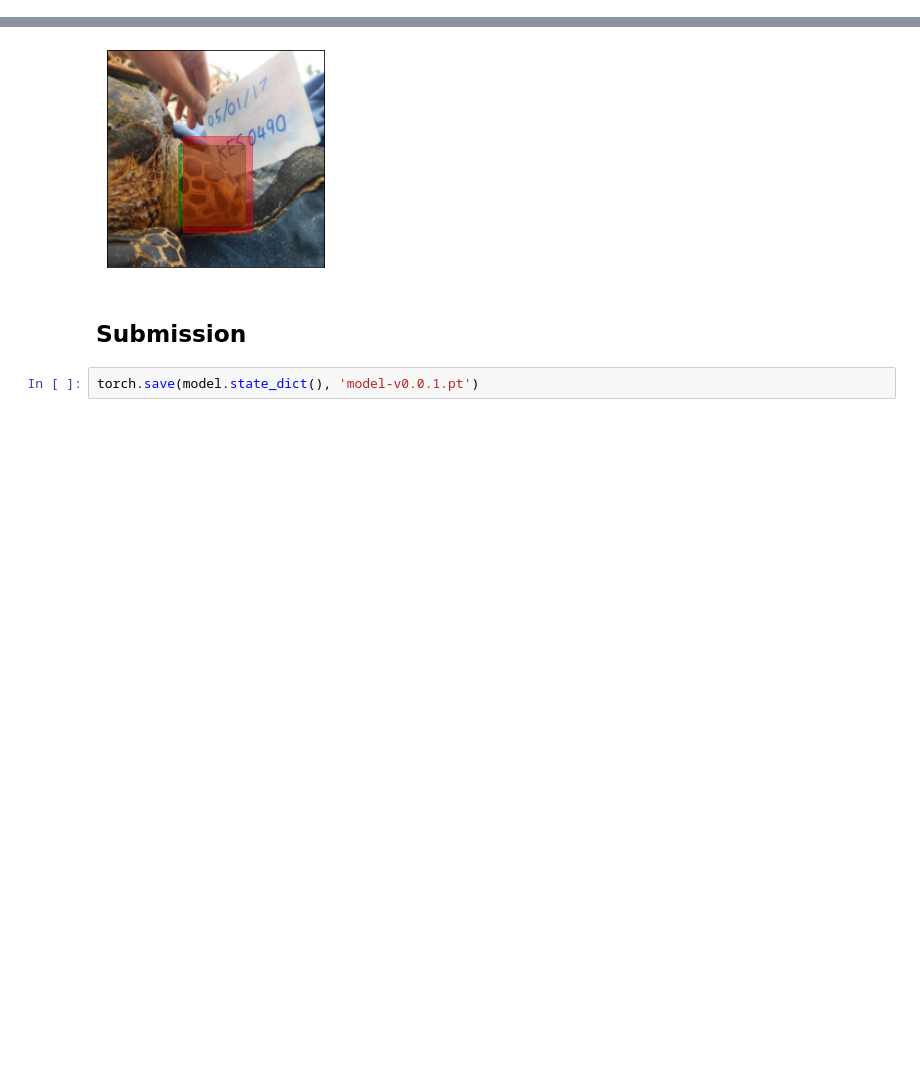
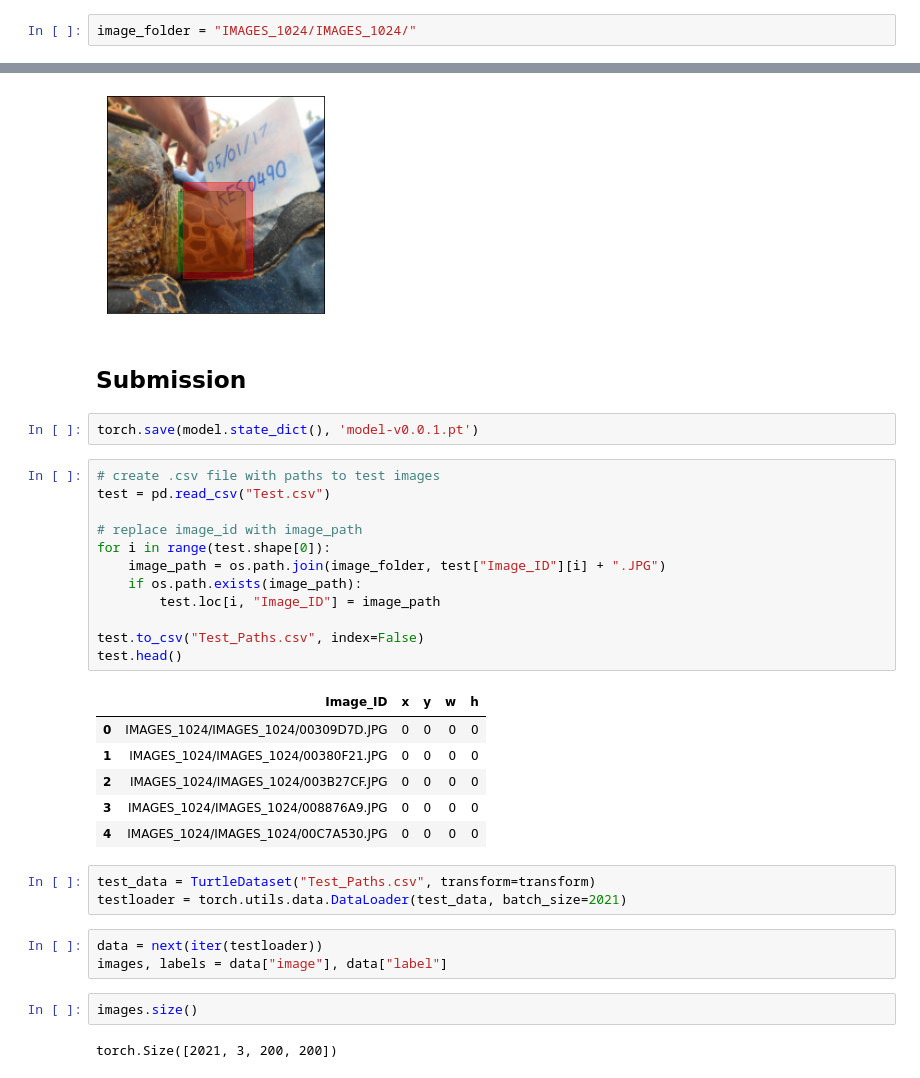
Before and after one commit to martinoywa/zindi-challenges, a Jupyter notebook: Local Ocean Conservation - Sea Turtle Face Detection/Model_Notebook.ipynb, the cells around one changed output, grey strips where cells are left out. Saved outputs shown, nothing was run; the diff lists cells and outputs as text; blank space fills up the shorter version.

```diff
--- a/Local Ocean Conservation - Sea Turtle Face Detection/Model_Notebook.ipynb
+++ b/Local Ocean Conservation - Sea Turtle Face Detection/Model_Notebook.ipynb
@@ -24,3 +22,5 @@ image_folder = "IMAGES_512//"
+# %%
+image_folder = "IMAGES_1024/IMAGES_1024/"
 # %%
 train = pd.read_csv("Train.csv")
 print(train.shape)
@@ -538,3 +520,32 @@ plt.yticks([])
 ## Submission
 # %%
 torch.save(model.state_dict(), 'model-v0.0.1.pt')
+# %%
+# create .csv file with paths to test images
+test = pd.read_csv("Test.csv")
+
+# replace image_id with image_path
+for i in range(test.shape[0]):
+    image_path = os.path.join(image_folder, test["Image_ID"][i] + ".JPG")
+    if os.path.exists(image_path):
+        test.loc[i, "Image_ID"] = image_path
+
+test.to_csv("Test_Paths.csv", index=False)
+test.head()
+# %% [output]
+|  | Image_ID | x | y | w | h |
+| 0 | IMAGES_1024/IMAGES_1024/00309D7D.JPG | 0 | 0 | 0 | 0 |
+| 1 | IMAGES_1024/IMAGES_1024/00380F21.JPG | 0 | 0 | 0 | 0 |
+| 2 | IMAGES_1024/IMAGES_1024/003B27CF.JPG | 0 | 0 | 0 | 0 |
+| 3 | IMAGES_1024/IMAGES_1024/008876A9.JPG | 0 | 0 | 0 | 0 |
+| 4 | IMAGES_1024/IMAGES_1024/00C7A530.JPG | 0 | 0 | 0 | 0 |
+# %%
+test_data = TurtleDataset("Test_Paths.csv", transform=transform)
+testloader = torch.utils.data.DataLoader(test_data, batch_size=2021)
+# %%
+data = next(iter(testloader))
+images, labels = data["image"], data["label"]
+# %%
+images.size()
+# %% [output]
+torch.Size([2021, 3, 200, 200])
```
Also changed, not shown: parts of 9 cells of this notebook, 1 other file.
